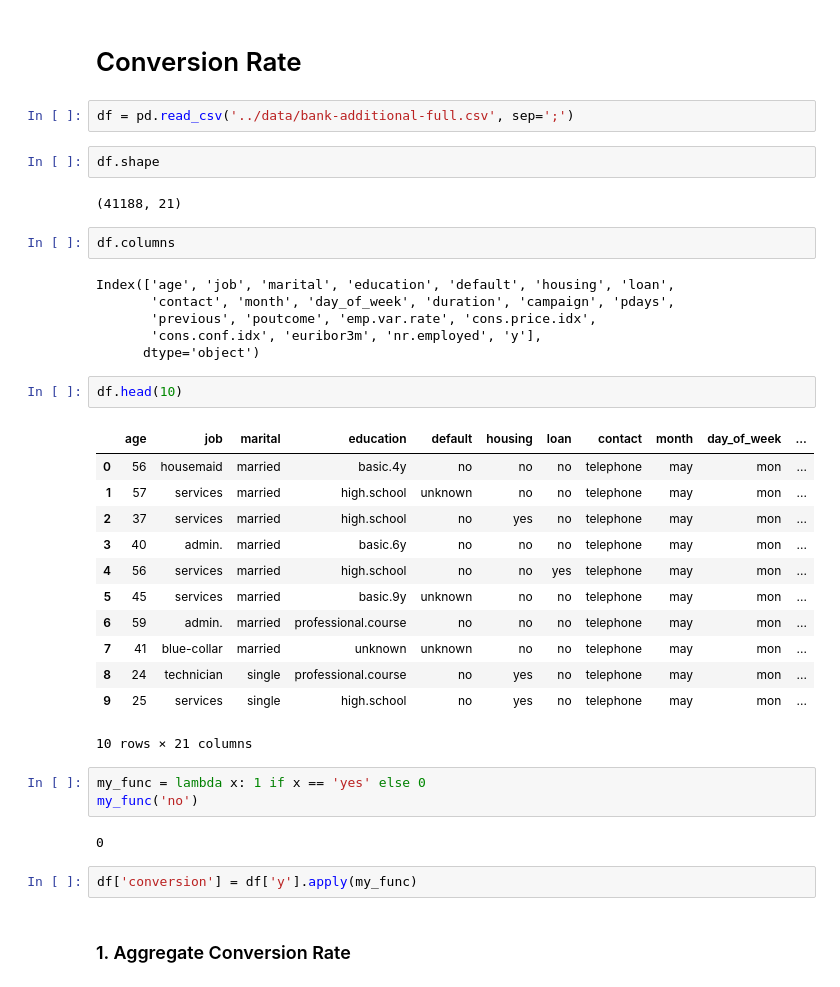
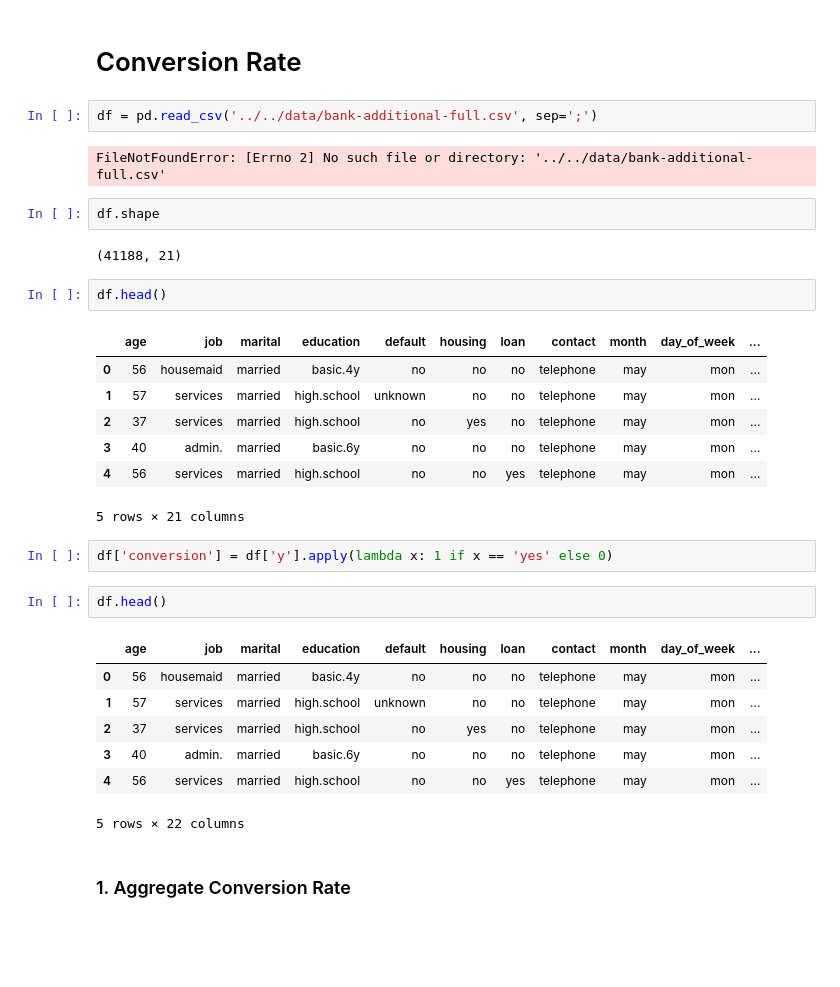
Before and after one commit to DangerBoos/ISMTE111, a Jupyter notebook: Chapter02/ConversionRate.ipynb, the cells around one changed output. Cells and saved outputs as stored; diff of their text form; blank space fills up the shorter version.

```diff
--- a/Chapter02/ConversionRate.ipynb
+++ b/Chapter02/ConversionRate.ipynb
@@ -6,40 +6,34 @@ import pandas as pd
 # %% [markdown]
 # Conversion Rate
 # %%
-df = pd.read_csv('../data/bank-additional-full.csv', sep=';')
+df = pd.read_csv('../../data/bank-additional-full.csv', sep=';')
+# %% [output]
+FileNotFoundError: [Errno 2] No such file or directory: '../../data/bank-additional-full.csv'
 # %%
 df.shape
 # %% [output]
 (41188, 21)
 # %%
-df.columns
+df.head()
 # %% [output]
+|  | age | job | marital | education | default | housing | loan | contact | month | day_of_week | ... |
+| 0 | 56 | housemaid | married | basic.4y | no | no | no | telephone | may | mon | ... |
+| 1 | 57 | services | married | high.school | unknown | no | no | telephone | may | mon | ... |
+| 2 | 37 | services | married | high.school | no | yes | no | telephone | may | mon | ... |
+| 3 | 40 | admin. | married | basic.6y | no | no | no | telephone | may | mon | ... |
+| 4 | 56 | services | married | high.school | no | no | yes | telephone | may | mon | ... |
-Index(['age', 'job', 'marital', 'education', 'default', 'housing', 'loan',
-       'contact', 'month', 'day_of_week', 'duration', 'campaign', 'pdays',
-       'previous', 'poutcome', 'emp.var.rate', 'cons.price.idx',
-       'cons.conf.idx', 'euribor3m', 'nr.employed', 'y'],
-      dtype='object')
+5 rows × 21 columns
+# %%
+df['conversion'] = df['y'].apply(lambda x: 1 if x == 'yes' else 0)
 # %%
-df.head(10)
+df.head()
 # %% [output]
 |  | age | job | marital | education | default | housing | loan | contact | month | day_of_week | ... |
 | 0 | 56 | housemaid | married | basic.4y | no | no | no | telephone | may | mon | ... |
 | 1 | 57 | services | married | high.school | unknown | no | no | telephone | may | mon | ... |
 | 2 | 37 | services | married | high.school | no | yes | no | telephone | may | mon | ... |
 | 3 | 40 | admin. | married | basic.6y | no | no | no | telephone | may | mon | ... |
 | 4 | 56 | services | married | high.school | no | no | yes | telephone | may | mon | ... |
-| 5 | 45 | services | married | basic.9y | unknown | no | no | telephone | may | mon | ... |
-| 6 | 59 | admin. | married | professional.course | no | no | no | telephone | may | mon | ... |
-| 7 | 41 | blue-collar | married | unknown | unknown | no | no | telephone | may | mon | ... |
-| 8 | 24 | technician | single | professional.course | no | yes | no | telephone | may | mon | ... |
-| 9 | 25 | services | single | high.school | no | yes | no | telephone | may | mon | ... |
-10 rows × 21 columns
+5 rows × 22 columns
-# %%
-my_func = lambda x: 1 if x == 'yes' else 0
-my_func('no')
-# %% [output]
-0
-# %%
-df['conversion'] = df['y'].apply(my_func)
 # %% [markdown]
 ### 1. Aggregate Conversion Rate
```
Also changed, not shown: parts of 10 cells of this notebook, 7 other files.
